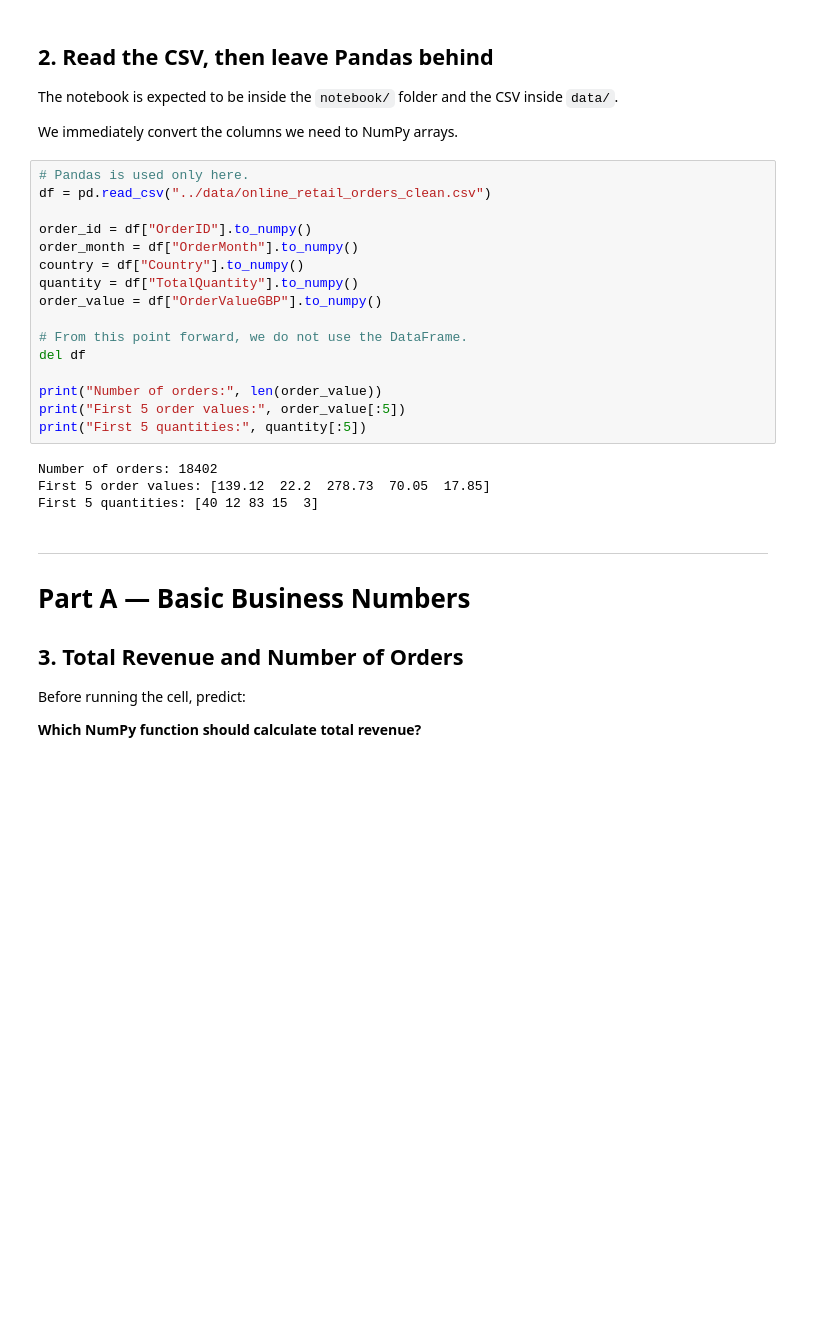
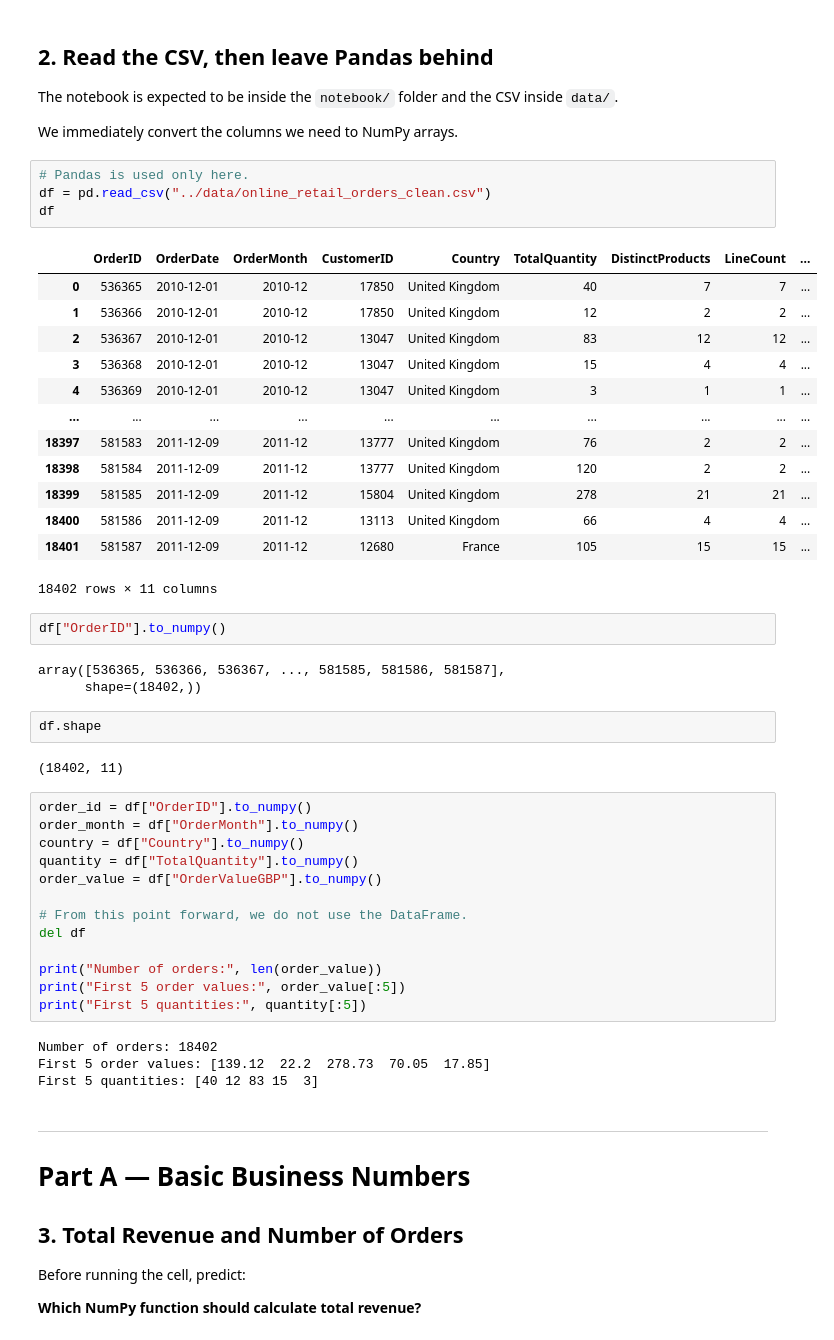
Before and after one commit to cyborg1367/end-to-end-analytics-projects, a Jupyter notebook: notebook/sales_analytics_lab_numpy_first.ipynb, the cells around one changed output. Cells and saved outputs as stored; diff of their text form; blank space fills up the shorter version.

```diff
--- a/notebook/sales_analytics_lab_numpy_first.ipynb
+++ b/notebook/sales_analytics_lab_numpy_first.ipynb
@@ -45,10 +45,34 @@ import matplotlib.pyplot as plt
 The notebook is expected to be inside the `notebook/` folder and the CSV inside `data/`.
 
 We immediately convert the columns we need to NumPy arrays.
+# %%
+# Pandas is used only here.
+df = pd.read_csv("../data/online_retail_orders_clean.csv")
+df
+# %% [output]
+|  | OrderID | OrderDate | OrderMonth | CustomerID | Country | TotalQuantity | DistinctProducts | LineCount | ... |
+| 0 | 536365 | 2010-12-01 | 2010-12 | 17850 | United Kingdom | 40 | 7 | 7 | ... |
+| 1 | 536366 | 2010-12-01 | 2010-12 | 17850 | United Kingdom | 12 | 2 | 2 | ... |
+| 2 | 536367 | 2010-12-01 | 2010-12 | 13047 | United Kingdom | 83 | 12 | 12 | ... |
+| 3 | 536368 | 2010-12-01 | 2010-12 | 13047 | United Kingdom | 15 | 4 | 4 | ... |
+| 4 | 536369 | 2010-12-01 | 2010-12 | 13047 | United Kingdom | 3 | 1 | 1 | ... |
+| ... | ... | ... | ... | ... | ... | ... | ... | ... | ... |
+| 18397 | 581583 | 2011-12-09 | 2011-12 | 13777 | United Kingdom | 76 | 2 | 2 | ... |
+| 18398 | 581584 | 2011-12-09 | 2011-12 | 13777 | United Kingdom | 120 | 2 | 2 | ... |
+| 18399 | 581585 | 2011-12-09 | 2011-12 | 15804 | United Kingdom | 278 | 21 | 21 | ... |
+| 18400 | 581586 | 2011-12-09 | 2011-12 | 13113 | United Kingdom | 66 | 4 | 4 | ... |
+| 18401 | 581587 | 2011-12-09 | 2011-12 | 12680 | France | 105 | 15 | 15 | ... |
+18402 rows × 11 columns
+# %%
+df["OrderID"].to_numpy()
+# %% [output]
+array([536365, 536366, 536367, ..., 581585, 581586, 581587],
+      shape=(18402,))
+# %%
+df.shape
+# %% [output]
+(18402, 11)
 # %%
-# Pandas is used only here.
-df = pd.read_csv("../data/online_retail_orders_clean.csv")
-
 order_id = df["OrderID"].to_numpy()
 order_month = df["OrderMonth"].to_numpy()
 country = df["Country"].to_numpy()
```
